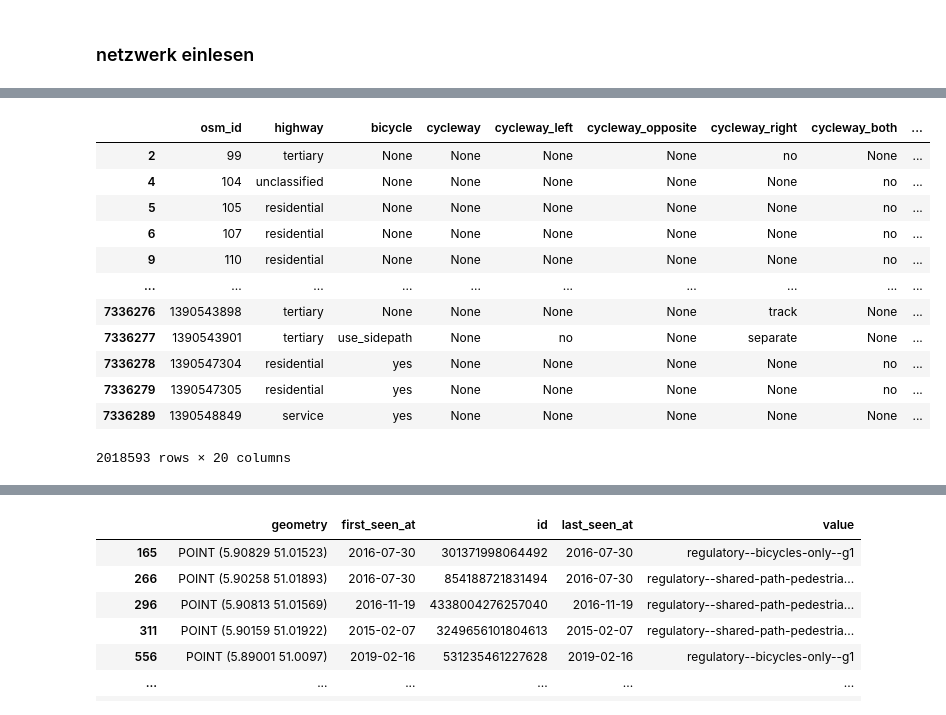
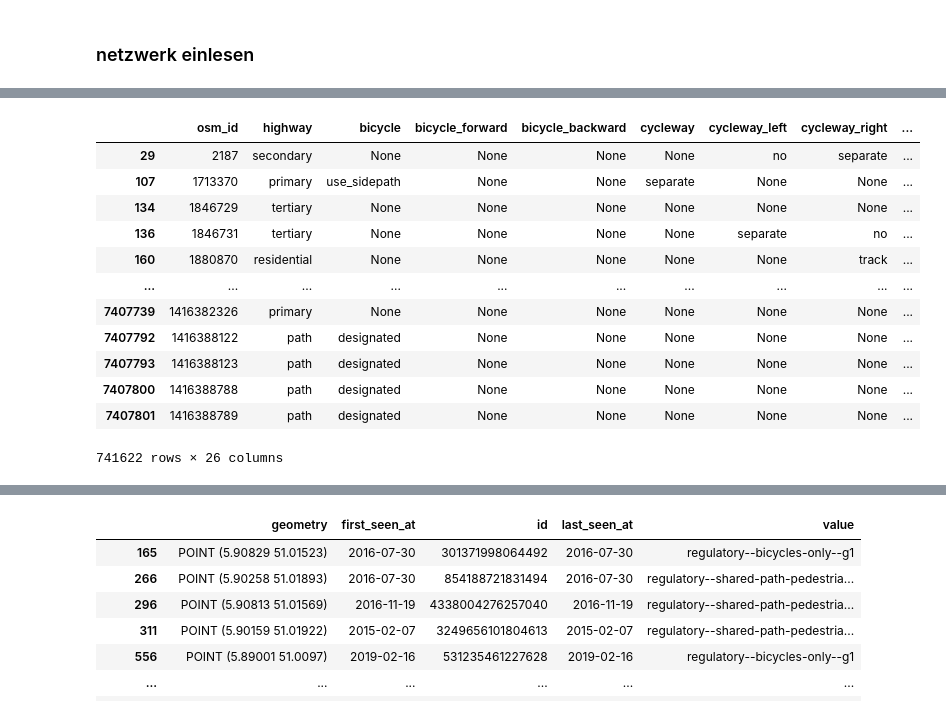
Before and after one commit to vizsim/unfallkarte, a Jupyter notebook: scenarios/scenario7_mapillary-data_cycleways.ipynb, the cells around one changed output, grey strips where cells are left out. Drawn from its saved outputs; the diff is of its cells as text; code cells hidden in the pictures.

```diff
--- a/scenarios/scenario7_mapillary-data_cycleways.ipynb
+++ b/scenarios/scenario7_mapillary-data_cycleways.ipynb
@@ -10,7 +10,12 @@ import json
 #highways=gpd.read_file("../preprocessing/processed_osm_files/processed_major_highways_germany_250528.geojson.gz")
 
 # use not only the major highways, but all highways for this
-cycleways=gpd.read_file("../preprocessing/processed_osm_files/processed_cycleways_germany_250528.geojson.gz")
+#cycleways=gpd.read_file("../preprocessing/processed_osm_files/processed_cycleways_germany_250528.geojson.gz")
+
+
+set_date = "250721" # 2025-07-21
+
+cycleways=gpd.read_parquet(f"../preprocessing/processed_osm_files/processed_cycleways_germany_{set_date}.parquet")
 # %%
 cycleways
 # %% [output]
@@ -30,30 +46,41 @@ cycleways
 # %%
 filtered_cycleways = cycleways[
-    (cycleways["bicycle"].isin(["yes", "designated"])) |
+    (cycleways["bicycle"].isin(["designated"])) |
+    (cycleways["bicycle_backward"].isin(["designated"])) |
+    (cycleways["bicycle_forward"].isin(["designated"])) |
     (cycleways["highway"].isin(["cycleway"])) |
-    (cycleways["cycleway"].notnull()) |
-    (cycleways["cycleway_left"].notnull()) |
-    (cycleways["cycleway_right"].notnull()) |
-    (cycleways["cycleway_both"].notnull()) |
-    (cycleways["cycleway_lane"].notnull()) |
-    (cycleways["cycleway_track"].notnull()) |
-    (cycleways["cycleway_opposite"].notnull())
+    # (cycleways["cycleway"].notnull()) |
+    # (cycleways["cycleway_left"].notnull()) |
+    # (cycleways["cycleway_right"].notnull()) |
+    # (cycleways["cycleway_both"].notnull()) |
+    # (cycleways["cycleway_lane"].notnull()) |
+    # (cycleways["cycleway_track"].notnull()) |
+    (cycleways["cycleway"].notnull() & (cycleways["cycleway"] != "no")) |
+    (cycleways["cycleway_left"].notnull() & (cycleways["cycleway_left"] != "no")) |
+    (cycleways["cycleway_right"].notnull() & (cycleways["cycleway_right"] != "no")) |
+    (cycleways["cycleway_both"].notnull() & (cycleways["cycleway_both"] != "no")) |
+    (cycleways["cycleway_lane"].notnull() & (cycleways["cycleway_lane"] != "no")) |
+    (cycleways["cycleway_track"].notnull() & (cycleways["cycleway_track"] != "no")) |
+    # (cycleways["cycleway_opposite"].notnull())
+    (cycleways["sidewalk_right_bicycle"].isin(["designated"])) |
+    (cycleways["sidewalk_left_bicycle"].isin(["designated"])) |
+    (cycleways["sidewalk_both_bicycle"].isin(["designated"]))
 ]
 filtered_cycleways
 # %% [output]
-|  | osm_id | highway | bicycle | cycleway | cycleway_left | cycleway_opposite | cycleway_right | cycleway_both | ... |
-| 2 | 99 | tertiary | None | None | None | None | no | None | ... |
-| 4 | 104 | unclassified | None | None | None | None | None | no | ... |
-| 5 | 105 | residential | None | None | None | None | None | no | ... |
-| 6 | 107 | residential | None | None | None | None | None | no | ... |
-| 9 | 110 | residential | None | None | None | None | None | no | ... |
+|  | osm_id | highway | bicycle | bicycle_forward | bicycle_backward | cycleway | cycleway_left | cycleway_right | ... |
+| 29 | 2187 | secondary | None | None | None | None | no | separate | ... |
+| 107 | 1713370 | primary | use_sidepath | None | None | separate | None | None | ... |
+| 134 | 1846729 | tertiary | None | None | None | None | None | None | ... |
+| 136 | 1846731 | tertiary | None | None | None | None | separate | no | ... |
+| 160 | 1880870 | residential | None | None | None | None | None | track | ... |
 | ... | ... | ... | ... | ... | ... | ... | ... | ... | ... |
-| 7336276 | 1390543898 | tertiary | None | None | None | None | track | None | ... |
-| 7336277 | 1390543901 | tertiary | use_sidepath | None | no | None | separate | None | ... |
-| 7336278 | 1390547304 | residential | yes | None | None | None | None | no | ... |
-| 7336279 | 1390547305 | residential | yes | None | None | None | None | no | ... |
-| 7336289 | 1390548849 | service | yes | None | None | None | None | None | ... |
+| 7407739 | 1416382326 | primary | None | None | None | None | None | None | ... |
+| 7407792 | 1416388122 | path | designated | None | None | None | None | None | ... |
+| 7407793 | 1416388123 | path | designated | None | None | None | None | None | ... |
+| 7407800 | 1416388788 | path | designated | None | None | None | None | None | ... |
+| 7407801 | 1416388789 | path | designated | None | None | None | None | None | ... |
-2018593 rows × 20 columns
+741622 rows × 26 columns
 # %%
 filtered_cycleways.highway.value_counts()
 # %% [output]
```
Also changed, not shown: parts of 12 cells of this notebook, 3 other files.
